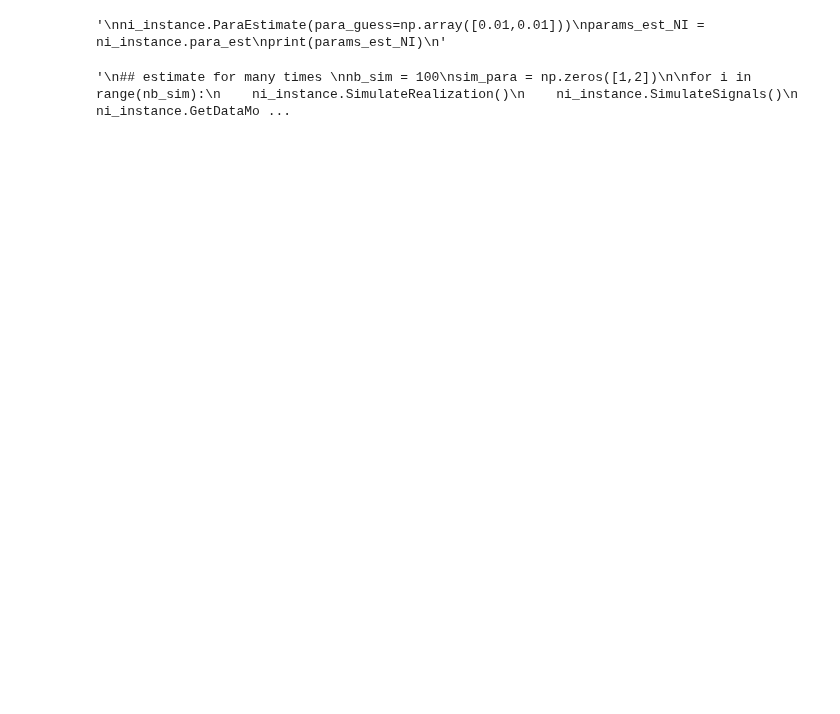
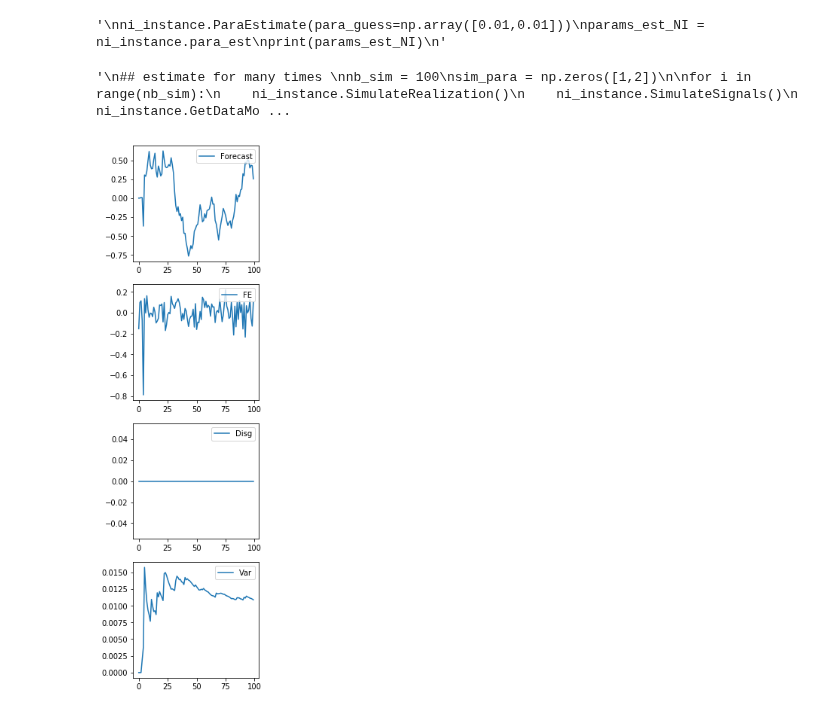
Before and after one commit to TaoWangEcon/ExpProject, a Jupyter notebook: workingfolder/python/GMMEst.ipynb, the cells around one changed output. Drawn from its saved outputs; the diff is of its cells as text; code cells hidden in the pictures; blank space fills up the shorter version.

Commit message:
First draft of parameter learning model

```diff
--- a/workingfolder/python/GMMEst.ipynb
+++ b/workingfolder/python/GMMEst.ipynb
@@ -411,3 +411,5 @@ print(est_av)
 '''
 # %% [output]
 '\n## estimate for many times \nnb_sim = 100\nsim_para = np.zeros([1,2])\n\nfor i in range(nb_sim):\n    ni_instance.SimulateRealization()\n    ni_instance.SimulateSignals()\n    ni_instance.GetDataMo ...
+# %%
+PL_para_default = SE_para_default
@@ -413,0 +522,12 @@ print(est_av)
+# %%
+## try parameter learning
+pl_instance = ParameterLearning(real_time = xxx)
+pl_instance.SimulateRealization()
+pl_instance.LearningParameters()
+pl_moms_dct = pl_instance.PLForecaster()
+# %%
+'''
+pl_plot = ForecastPlot(pl_moms_dct)
+'''
+# %% [output]
+[figure, added]
```
Also changed, not shown: parts of 3 cells of this notebook, 1 other file.
